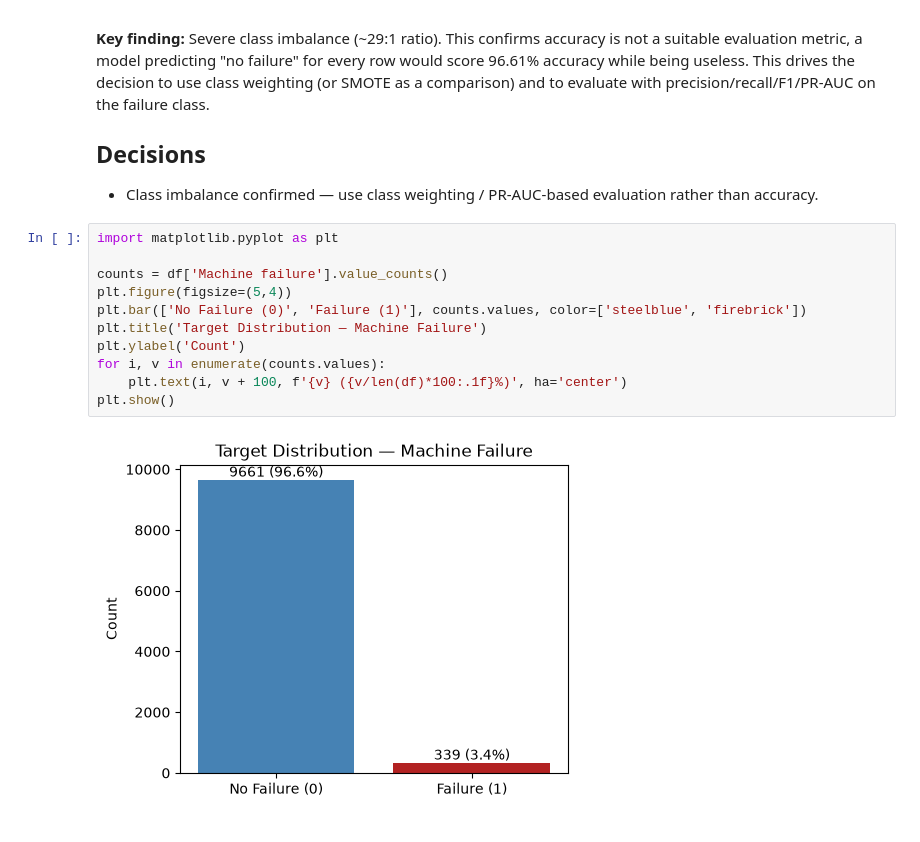
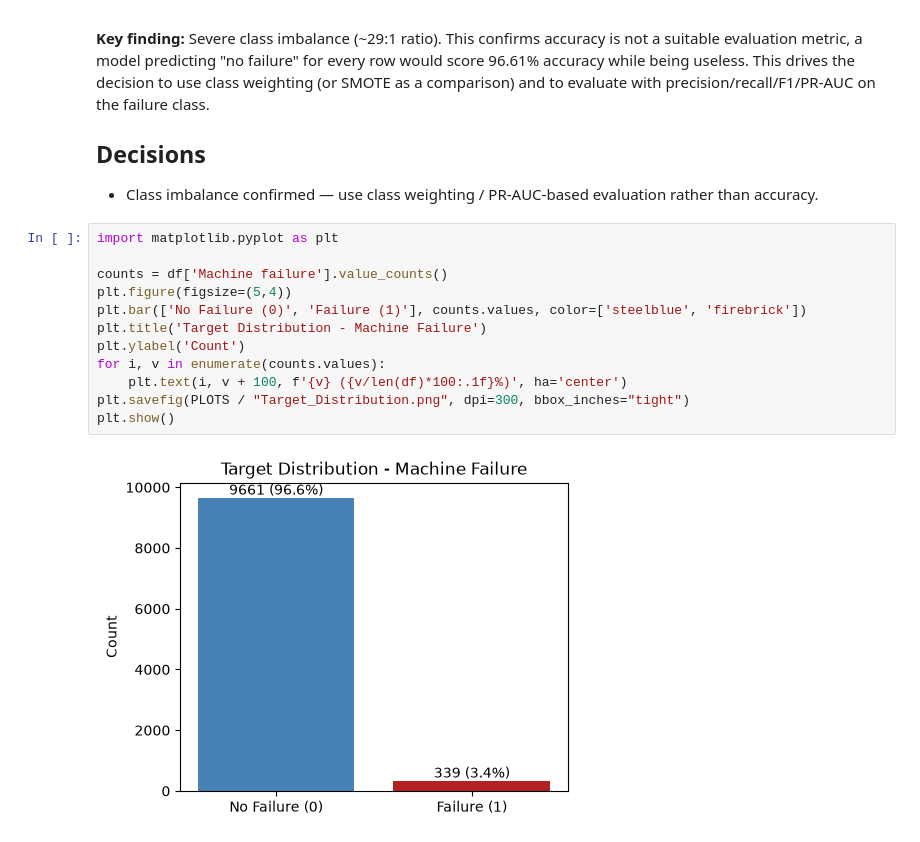
Before and after one commit to AmirmasoudCS/Predictive-Maintenance, a Jupyter notebook: notebooks/inspection.ipynb, the cells around one changed output. Cells and saved outputs as stored; diff of their text form.

```diff
--- a/notebooks/inspection.ipynb
+++ b/notebooks/inspection.ipynb
@@ -175,16 +177,17 @@ Name: proportion, dtype: float64
 # %%
 import matplotlib.pyplot as plt
 
 counts = df['Machine failure'].value_counts()
 plt.figure(figsize=(5,4))
 plt.bar(['No Failure (0)', 'Failure (1)'], counts.values, color=['steelblue', 'firebrick'])
-plt.title('Target Distribution — Machine Failure')
+plt.title('Target Distribution - Machine Failure')
 plt.ylabel('Count')
 for i, v in enumerate(counts.values):
     plt.text(i, v + 100, f'{v} ({v/len(df)*100:.1f}%)', ha='center')
+plt.savefig(PLOTS / "Target_Distribution.png", dpi=300, bbox_inches="tight")
 plt.show()
 # %% [output]
-[figure, old version]
+[figure, new version]
 # %%
 numeric_cols = ['Air temperature [K]', 'Process temperature [K]',
                  'Rotational speed [rpm]', 'Torque [Nm]', 'Tool wear [min]']
```
Also changed, not shown: parts of 5 cells of this notebook, 15 other files.
